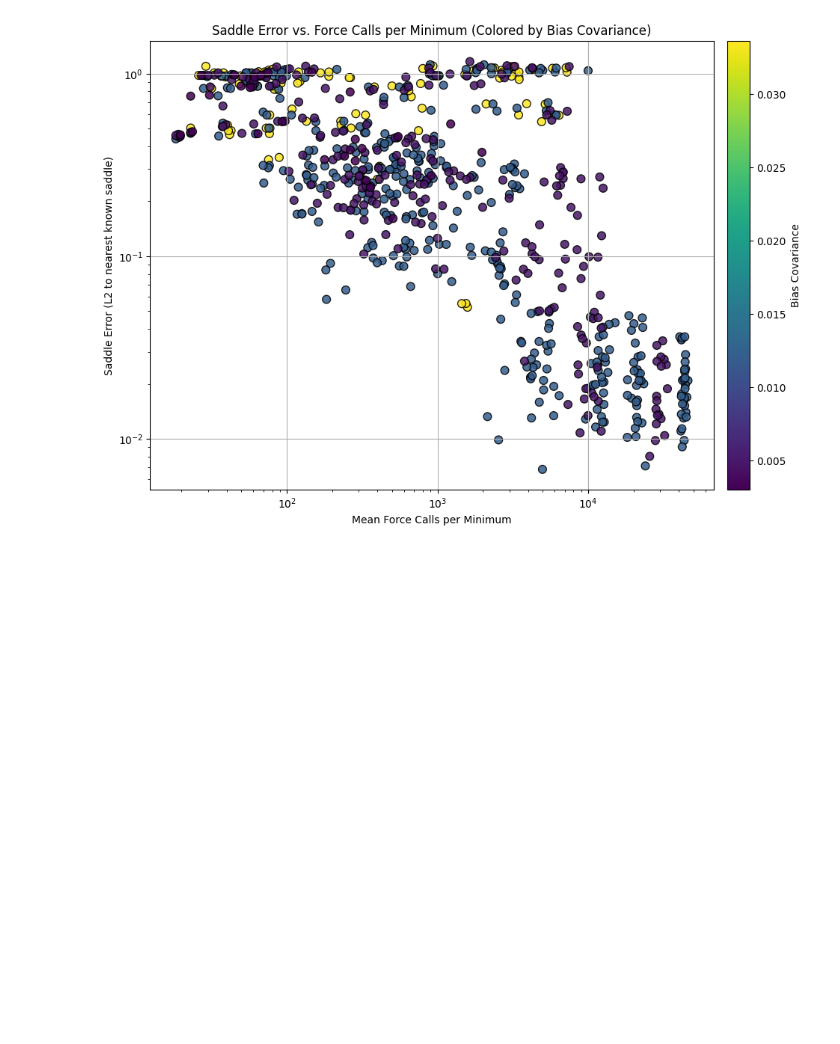
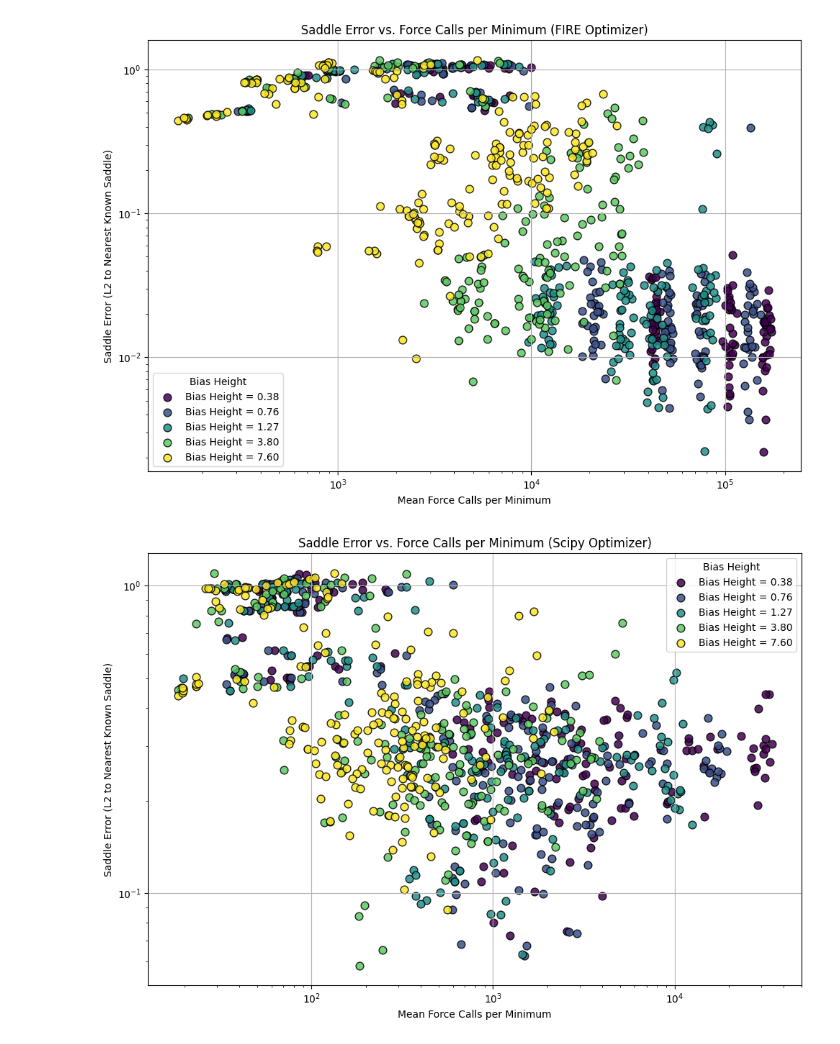
Before and after one commit to SimonNir/ca_abc, a Jupyter notebook: analyze_json.ipynb, the cells around one changed output. Drawn from its saved outputs; the diff is of its cells as text; code cells hidden in the pictures; blank space fills up the shorter version.

```diff
--- a/analyze_json.ipynb
+++ b/analyze_json.ipynb
@@ -330,42 +323,52 @@ plt.show()
 # %%
 import matplotlib.pyplot as plt
 import numpy as np
 from matplotlib.cm import get_cmap
-from matplotlib.colors import Normalize
+from matplotlib.colors import Normalize, to_hex
 
-# Normalize bias_covariance across all individual runs
-norm = Normalize(vmin=full_df['bias_covariance'].min(), vmax=full_df['bias_covariance'].max())
-cmap = get_cmap('viridis')
-colors = [cmap(norm(val)) for val in full_df['bias_covariance']]
+# --- Optimizers to plot ---
+optimizers = ['FIRE', 'Scipy']
 
-# Plotting
-fig, ax = plt.subplots(figsize=(10, 7))
+# Get distinct, sorted bias heights
+unique_heights = sorted(full_df['bias_height'].unique())
+cmap = get_cmap('viridis', len(unique_heights))  # discrete colormap
+height_to_color = {h: cmap(i) for i, h in enumerate(unique_heights)}
 
-sc = ax.scatter(
-    full_df['mean_force_calls_per_min'],
-    full_df['saddle_error_mean'],
-    color=colors,
-    s=60, alpha=0.85, edgecolors='k'
-)
+for opt in optimizers:
+    subset = full_df[full_df['optimizer'] == opt]
 
-# Axis formatting
-ax.set_xlabel("Mean Force Calls per Minimum")
-ax.set_ylabel("Saddle Error (L2 to nearest known saddle)")
-ax.set_title("Saddle Error vs. Force Calls per Minimum (Colored by Bias Covariance)")
-ax.set_xscale('log')
-ax.set_yscale('log')
-ax.grid(True)
+    # Create plot
+    fig, ax = plt.subplots(figsize=(10, 7))
 
-# Colorbar
-sm = plt.cm.ScalarMappable(cmap=cmap, norm=norm)
-sm.set_array([])
-cbar = fig.colorbar(sm, ax=ax, pad=0.02)
-cbar.set_label("Bias Covariance")
+    # Plot each group of same bias height separately, with label
+    for h in unique_heights:
+        group = subset[subset['bias_height'] == h]
+        if group.empty:
+            continue
+        ax.scatter(
+            group['mean_force_calls_per_min'],
+            group['saddle_error_mean'],
+            color=height_to_color[h],
+            label=f'Bias Height = {h:.2f}',
+            s=60, alpha=0.85, edgecolors='k'
+        )
 
-plt.tight_layout()
-plt.show()
+    # Format axes
+    ax.set_xlabel("Mean Force Calls per Minimum")
+    ax.set_ylabel("Saddle Error (L2 to Nearest Known Saddle)")
+    ax.set_title(f"Saddle Error vs. Force Calls per Minimum ({opt} Optimizer)")
+    ax.set_xscale('log')
+    ax.set_yscale('log')
+    ax.grid(True)
+
+    # Add legend
+    ax.legend(title="Bias Height", loc='best', frameon=True)
+
+    plt.tight_layout()
+    plt.show()
 # %% [output]
-[figure, old version]
+[figure, new version]
+[figure, added]
 # %%
 import matplotlib.pyplot as plt
 import numpy as np
```
Also changed, not shown: parts of 24 cells of this notebook, 26 other files.
